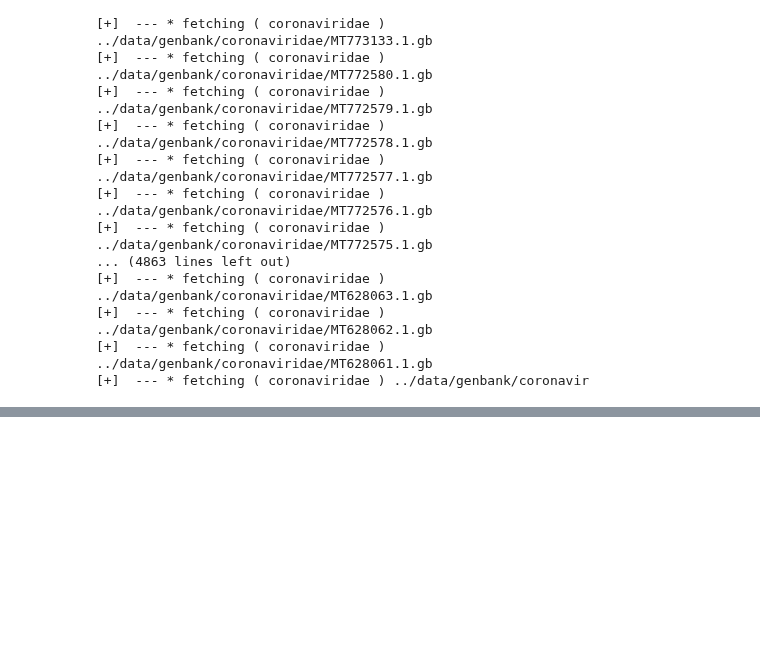
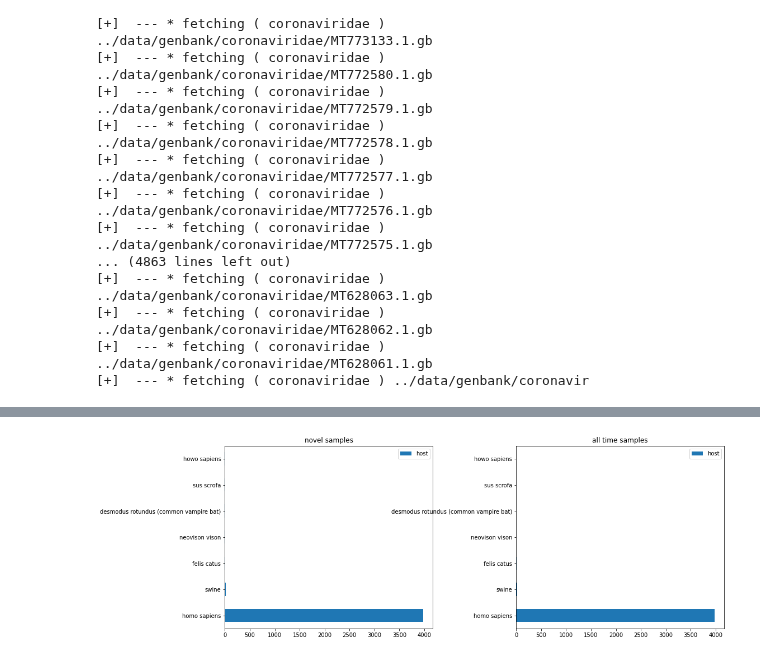
Before and after one commit to lukexyz/DNA-Toolbox, a Jupyter notebook: notebooks/Search_NCBI.ipynb, the cells around one changed output, grey strips where cells are left out. Saved outputs shown, nothing was run; the diff lists cells and outputs as text; code cells hidden in the pictures; blank space fills up the shorter version.

```diff
--- a/notebooks/Search_NCBI.ipynb
+++ b/notebooks/Search_NCBI.ipynb
@@ -399,0 +434,13 @@ corona_orig.head()
+# %%
+fig, axes = plt.subplots(nrows=1, ncols=2, figsize=(16, 6))
+plt.subplots_adjust(wspace=0.4)
+
+hosts = pd.DataFrame(novel_corona["host"].value_counts())
+hosts = hosts[hosts.index != "unknown"]
+hosts.head(10).plot(kind = 'barh', ax=axes[0], title="novel samples");
+
+hosts = pd.DataFrame(corona["host"].value_counts())
+hosts = hosts[hosts.index != "unknown"]
+hosts.head(10).plot(kind = 'barh', ax=axes[1], title="all time samples");
+# %% [output]
+[figure, added]
```
Also changed, not shown: parts of 9 cells of this notebook.
